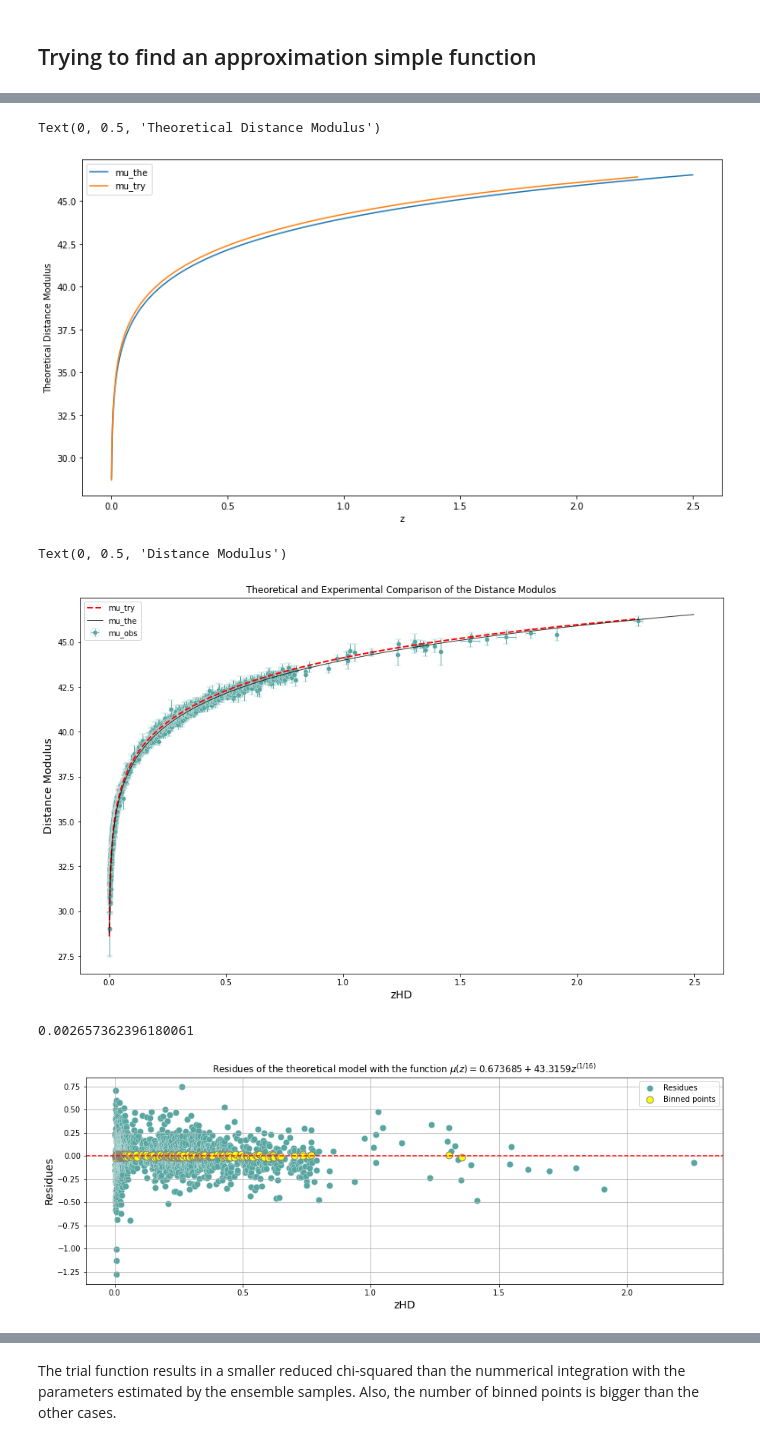
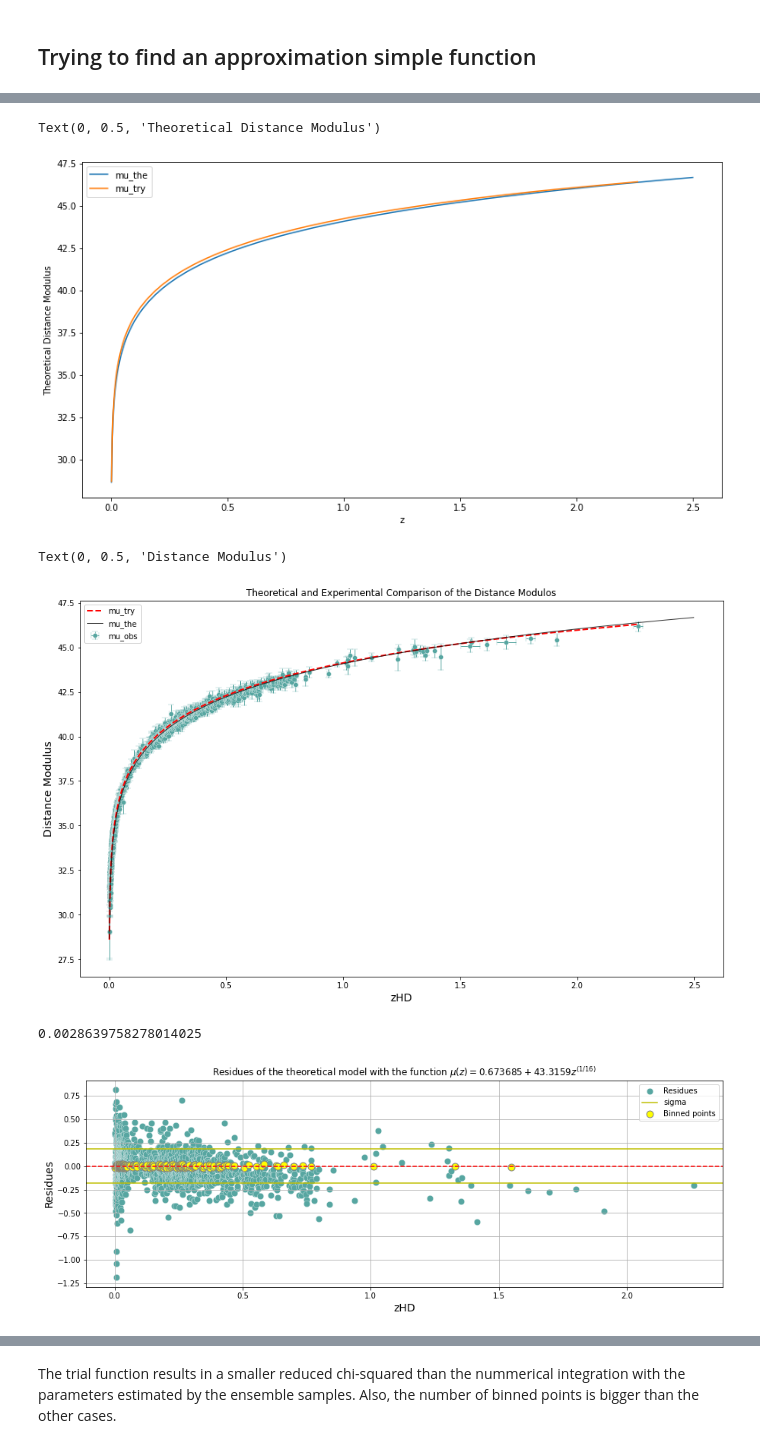
Before and after one commit to dimasjackson/Supernovae-Analysis-with-MCMC, a Jupyter notebook: final_supernovae-analysis-with-mcmc.ipynb, the cells around one changed output, grey strips where cells are left out. Drawn from its saved outputs; the diff is of its cells as text; code cells hidden in the pictures.

```diff
--- a/final_supernovae-analysis-with-mcmc.ipynb
+++ b/final_supernovae-analysis-with-mcmc.ipynb
@@ -714,4 +714,5 @@ percent_one_sigma_ensemble
 # Trying to find an exact function approximation to \mu
 def mu_try(z):
     #return 1457 / 33 * z**(2/33)
-    return 0.673685+43.3159*z**(1/16)
+    return 0.0855550 + 44.000009*z**(1/16)
+    #return 198127/2286092 + 44.0867*(1+(0-(7.65743e-07*(1+4.26524e-07))))*z**(1/16)
@@ -727,7 +732,7 @@ plt.xlabel("z")
 plt.ylabel("Theoretical Distance Modulus")
 # %% [output]
 Text(0, 0.5, 'Theoretical Distance Modulus')
-[figure, old version]
+[figure, new version]
 # %%
 # Plot the theoretical experimental comparison of the distance modulos
 plt.figure(figsize=(15,9))
@@ -753,7 +758,7 @@ plt.ylabel("Distance Modulus",fontsize=14)
 #plt.savefig('dist_modulus.png')
 # %% [output]
 Text(0, 0.5, 'Distance Modulus')
-[figure, old version]
+[figure, new version]
 # %%
 # Creating a array of calculated mu data
 mu_mod_try = []
@@ -772,27 +777,29 @@ reduced_chisq_try = chisq_try/nu
 # %%
 reduced_chisq_try
 # %% [output]
-0.002657362396180061
+0.0028639758278014025
 # %%
 residues_try = mu_exp-mu_mod_try[0]
 # %%
 # Plot the residues
 plt.figure(figsize=(15,5))
 
 zero_indices = np.where((-0.02 <= residues_try) & (residues_try <= 0.02))[0]
 
 plt.scatter(z_exp, residues_try, s=70, color='#57A6A1', edgecolor='w', linewidths=0.3, label='Residues')
 plt.axhline(0, color='red', linestyle='--')
+plt.axhline(np.std(residues_try), color="y", label="sigma")
+plt.axhline(-np.std(residues_try), color="y")
 plt.scatter(z_exp[zero_indices], residues_try[zero_indices], s=80, color='yellow', edgecolor='gray', label='Binned points')
 
 plt.xlabel('zHD',fontsize=14)
 plt.ylabel('Residues',fontsize=14)
 plt.title('Residues of the theoretical model with the function $\mu(z) = 0.673685+43.3159z^{(1/16)}$')
 
 plt.legend()
 plt.grid(True)
 # %% [output]
-[figure, old version]
+[figure, new version]
 # %%
 # Number of binned points
 len(residues_try[zero_indices])
```
Also changed, not shown: parts of 8 cells of this notebook.
